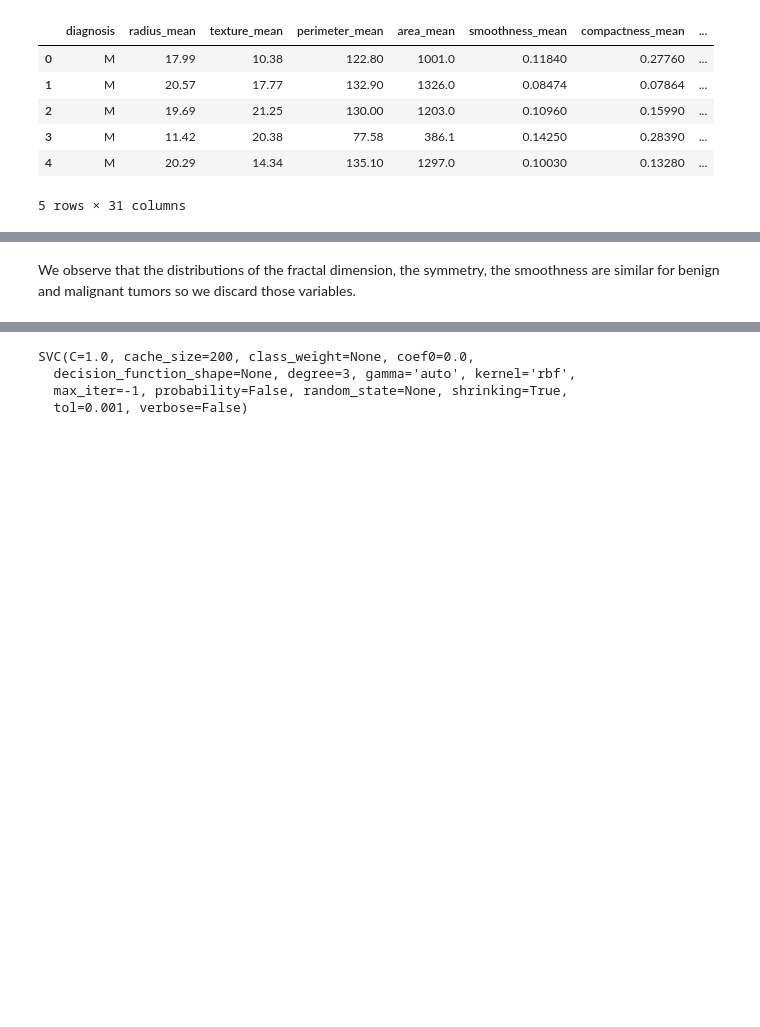
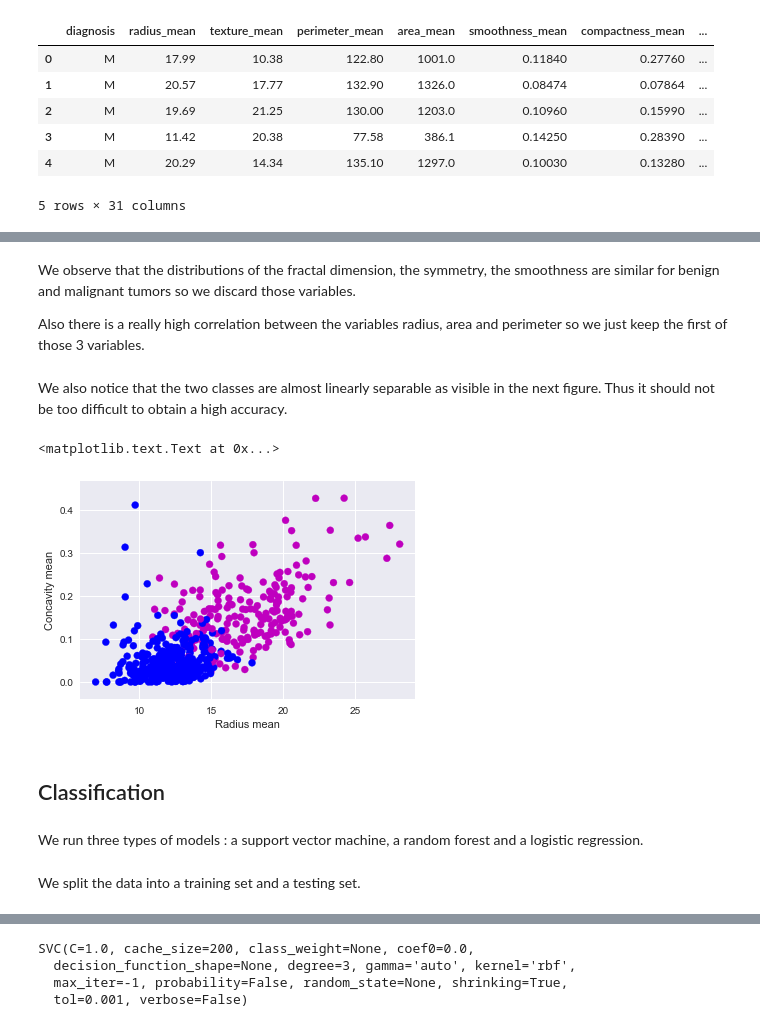
Before and after one commit to NicolasSchreuder/BreastCancerWisconsin, a Jupyter notebook: main.ipynb, the cells around one changed output, grey strips where cells are left out. Drawn from its saved outputs; the diff is of its cells as text; code cells hidden in the pictures; blank space fills up the shorter version.

```diff
--- a/main.ipynb
+++ b/main.ipynb
@@ -54,3 +90,14 @@ sns.pairplot(df[['radius_mean', 'texture_mean', 'perimeter_mean',
 # %% [markdown]
 We observe that the distributions of the fractal dimension, the symmetry, the smoothness are similar for benign and malignant tumors so we discard those variables.
+
+Also there is a really high correlation between the variables radius, area and perimeter so we just keep the first of those 3 variables.
+# %% [markdown]
+We also notice that the two classes are almost linearly separable as visible in the next figure. Thus it should not be too difficult to obtain a high accuracy.
+# %%
+plt.scatter(df['radius_mean'], df['concavity_mean'], c=df['diagnosis'])
+plt.xlabel('Radius mean')
+plt.ylabel('Concavity mean')
+# %% [output]
+<matplotlib.text.Text at 0x...>
+[figure, added]
 # %%
@@ -59,4 +107,10 @@ variables = ['radius_mean', 'texture_mean', 'perimeter_mean',
              'concave points_mean']
+# %% [markdown]
+## Classification
+# %% [markdown]
+We run three types of models : a support vector machine, a random forest and a logistic regression.
+# %% [markdown]
+We split the data into a training set and a testing set.
 # %%
 from sklearn.model_selection import train_test_split
 from sklearn.preprocessing import label_binarize
```
Also changed, not shown: parts of 57 cells of this notebook.
